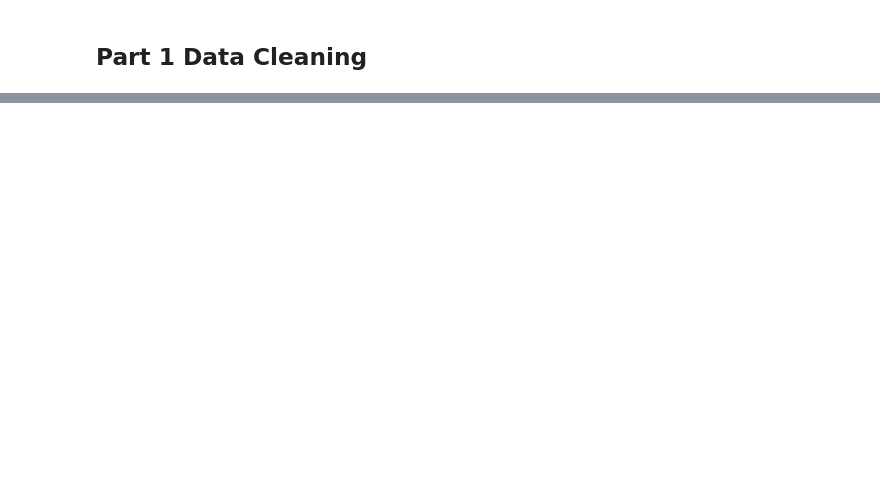
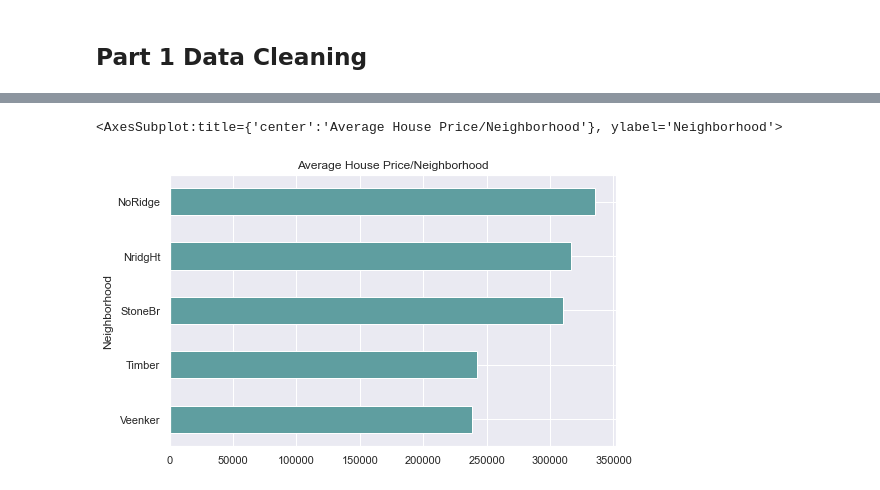
Before and after one commit to mandy728/house_price_prediction, a Jupyter notebook: EDA.ipynb, the cells around one changed output, grey strips where cells are left out. Cells and saved outputs as stored; diff of their text form; code cells hidden in the pictures; blank space fills up the shorter version.

```diff
--- a/EDA.ipynb
+++ b/EDA.ipynb
@@ -74,0 +203,5 @@ per_df
+# %%
+train.groupby(['Neighborhood']).mean().sort_values(by='SalePrice', ascending=True)['SalePrice'].iloc[-5:].plot(kind="barh",figsize=(8,5), title="Average House Price/Neighborhood",color='cadetblue')
+# %% [output]
+<AxesSubplot:title={'center':'Average House Price/Neighborhood'}, ylabel='Neighborhood'>
+[figure, added]
```
Also changed, not shown: parts of 40 cells of this notebook.
